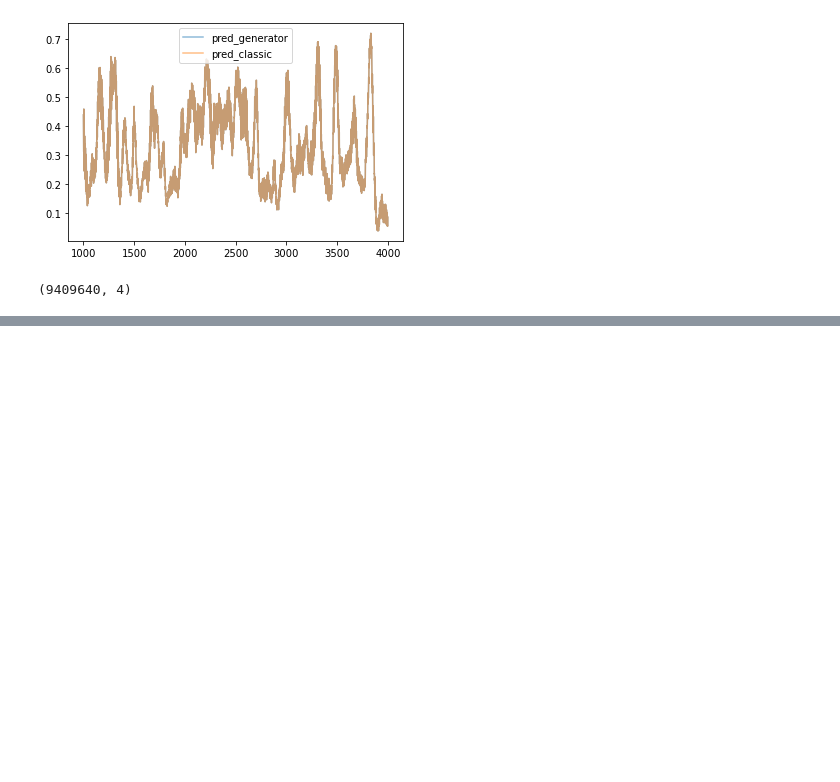
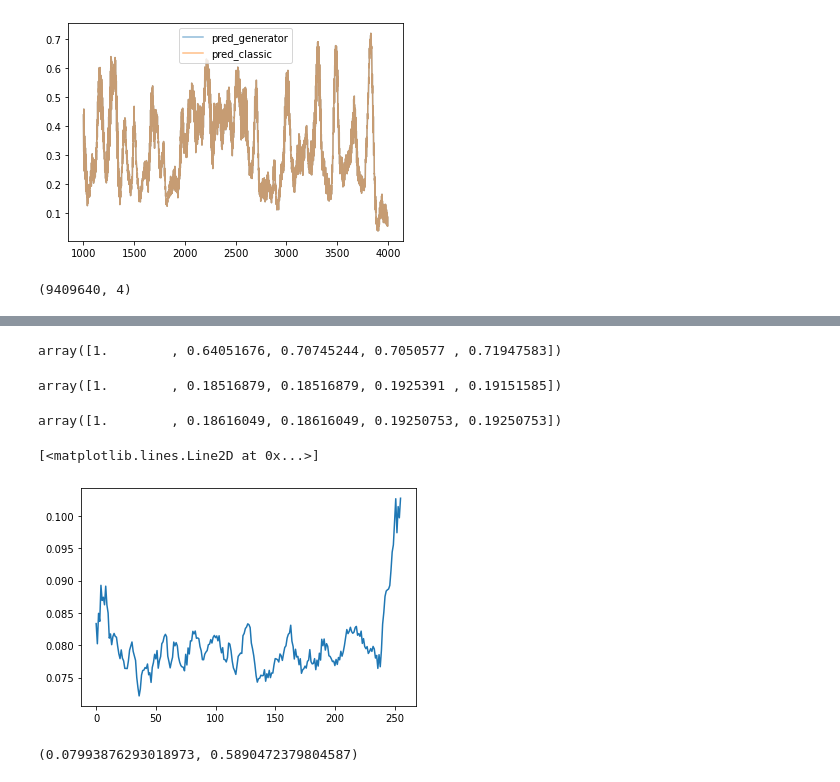
Before and after one commit to Alexwestbrook/mnhn-internship_DeepCNN_ChIP-seq, a Jupyter notebook: model_predictions.ipynb, the cells around one changed output, grey strips where cells are left out. Saved outputs shown, nothing was run; the diff lists cells and outputs as text; code cells hidden in the pictures; blank space fills up the shorter version.

```diff
--- a/model_predictions.ipynb
+++ b/model_predictions.ipynb
@@ -312,0 +789,56 @@ Error:
+# %%
+with np.load('../shared_folder/SCerevisiae/genome/W303/W303.npz') as f:
+    one_hots_yeast = {key: f[key] for key in f.keys() if key[:3]=='chr'}
+with np.load('../shared_folder/SCerevisiae/genome/bacterie/Mmm_Linear_740kb.npz') as f:
+    one_hot_myco = f['chr1']
+with np.load('../shared_folder/SCerevisiae/genome/bacterie/Pneu300.npz') as f:
+    one_hot_pneu = f['chr1']
+# %%
+model_name = 'weights_myco_rep1_cohesine' # 'weights_myco_pol2_2048_16_3'
+preds = {}
+with np.load(Path(data_dir, species, 'results', 'models_etienne', f'preds_{model_name}_on_W303_full.npz')) as f:
+    for chr_id in f.keys():
+        if chr_id[:3] == 'chr':
+            preds[chr_id] = f[chr_id]
+with np.load(Path(data_dir, species, 'results', 'models_etienne', f'preds_{model_name}_on_Mmm_Linear_740kb_full.npz')) as f:
+    preds['myco'] = f['chr1']
+with np.load(Path(data_dir, species, 'results', 'models_etienne', f'preds_{model_name}_on_Pneu300_full.npz')) as f:
+    preds['pneu'] = f['chr1']
+# %%
+chr_id = 'chr14'
+np.corrcoef([labels_pol[chr_id], preds_pol[chr_id], preds_pol2[chr_id], preds_pol3[chr_id], (preds_pol[chr_id] + preds_pol2[chr_id] + preds_pol3[chr_id]) / 3])[:, 0]
+# %% [output]
+array([1.        , 0.64051676, 0.70745244, 0.7050577 , 0.71947583])
+# %%
+WINDOW = 2048
+head_interval = 128
+n_heads = WINDOW // 128
+temps = {}
+for chr_id, pred in preds.items():
+    temp_len = ((len(pred) - WINDOW - head_interval + 1) // WINDOW + 1) * head_interval * n_heads
+    temp = np.transpose(pred[:temp_len].reshape(-1, n_heads, 128), [0, 2, 1])
+    temps[chr_id] = temp
+# %%
+chr_id = 'pneu'
+temp_len = temps[chr_id].size
+trunc_pred = preds[chr_id].copy()
+trunc_pred[temp_len:] = 0
+
+trunc_preds_pol = preds_pol3[chr_id].copy()
+trunc_preds_pol[temp_len:] = 0
+np.corrcoef([labels_pol[chr_id], preds_pol3[chr_id], trunc_preds_pol, preds[chr_id], trunc_pred])[:, 0]
+# %% [output]
+array([1.        , 0.18516879, 0.18516879, 0.1925391 , 0.19151585])
+# %%
+np.corrcoef([labels_pol[chr_id][:temp_len], preds_pol3[chr_id][:temp_len], trunc_preds_pol[:temp_len], preds[chr_id][:temp_len], trunc_pred[:temp_len]])[:, 0]
+# %% [output]
+array([1.        , 0.18616049, 0.18616049, 0.19250753, 0.19250753])
+# %%
+plt.plot(np.mean([np.mean(np.std(temp, axis=1), axis=0) for temp in temps.values()], axis=0))
+# %% [output]
+[<matplotlib.lines.Line2D at 0x...>]
+[figure, added]
+# %%
+np.mean([np.mean(np.std(temp, axis=1)) for temp in temps.values()], axis=0), np.mean([np.mean(np.std(temp, axis=2)) for temp in temps.values()], axis=0)
+# %% [output]
+(0.07993876293018973, 0.5890472379804587)
```
Also changed, not shown: parts of 16 cells of this notebook.
